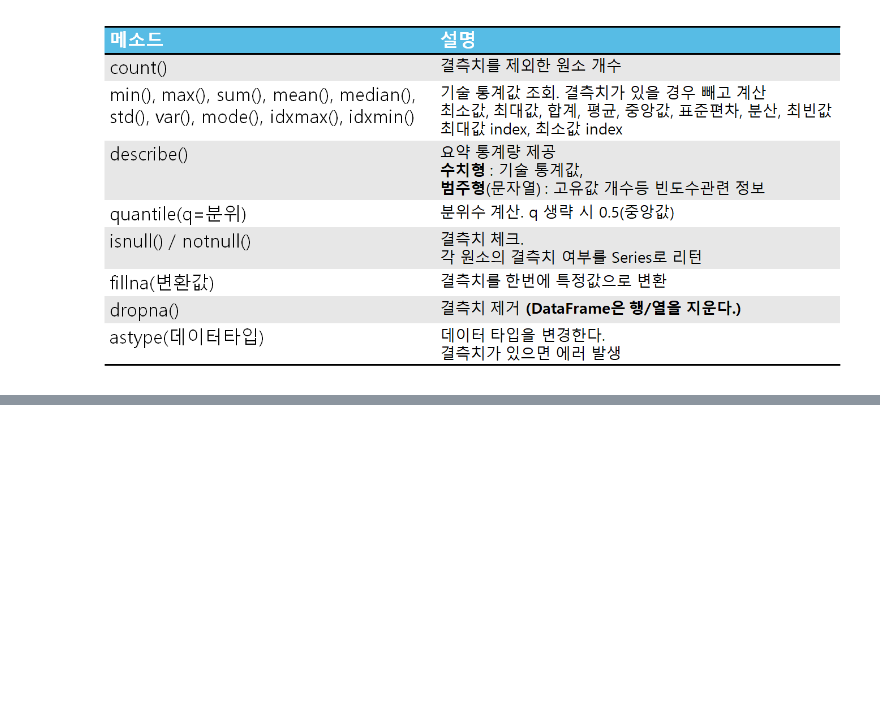
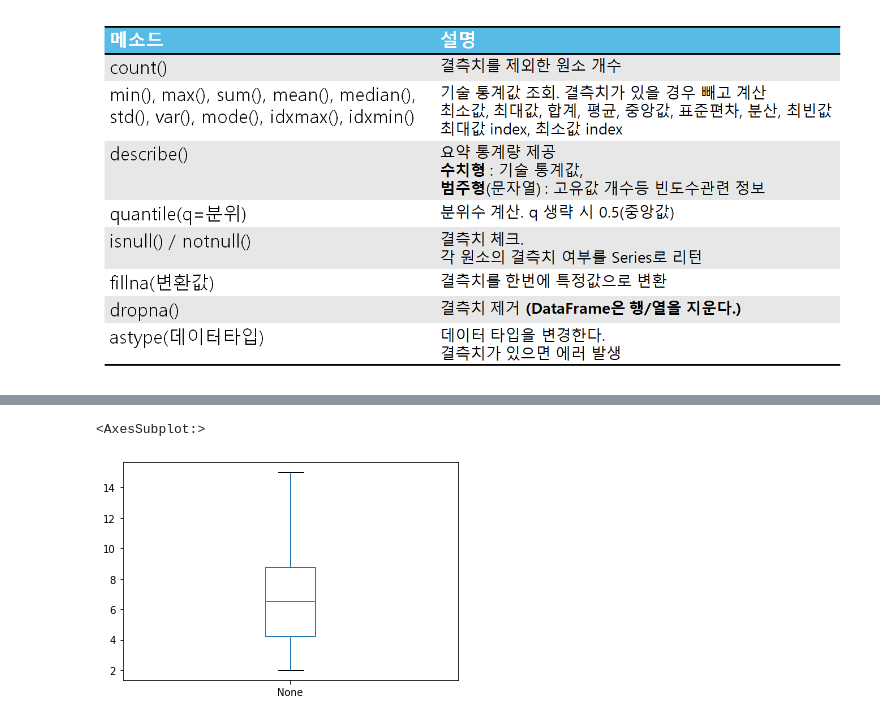
Before and after one commit to daeminkim/Numpy_Pandas_Matplotlib, a Jupyter notebook: 01_Pandas_Series.ipynb, the cells around one changed output, grey strips where cells are left out. Cells and saved outputs as stored; diff of their text form; code cells hidden in the pictures; blank space fills up the shorter version.

```diff
--- a/01_Pandas_Series.ipynb
+++ b/01_Pandas_Series.ipynb
@@ -931,0 +1332,5 @@ np.isnan(a)
+# %%
+arr.plot(kind='box')  # 박스 plot
+# %% [output]
+<AxesSubplot:>
+[figure, added]
```
Also changed, not shown: parts of 99 cells of this notebook.
